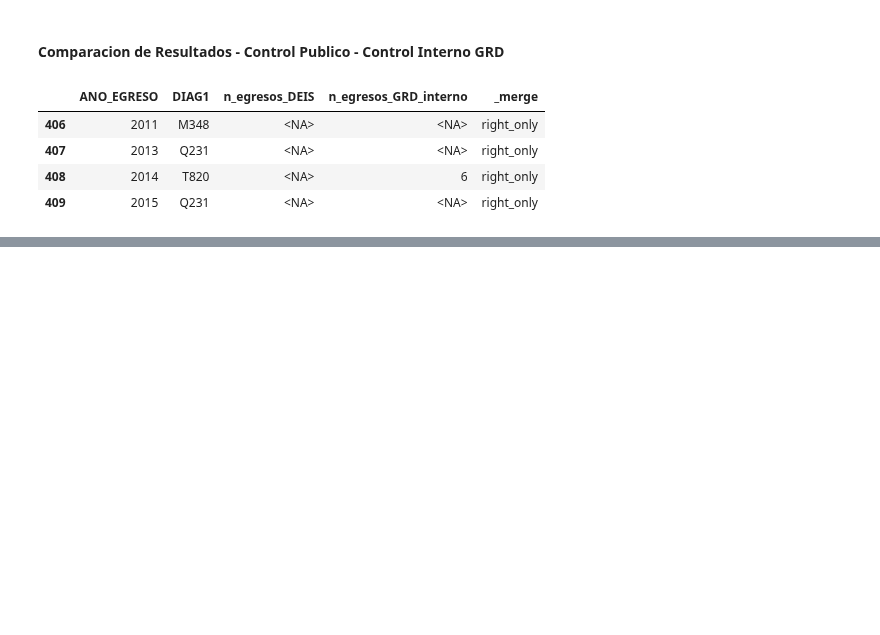
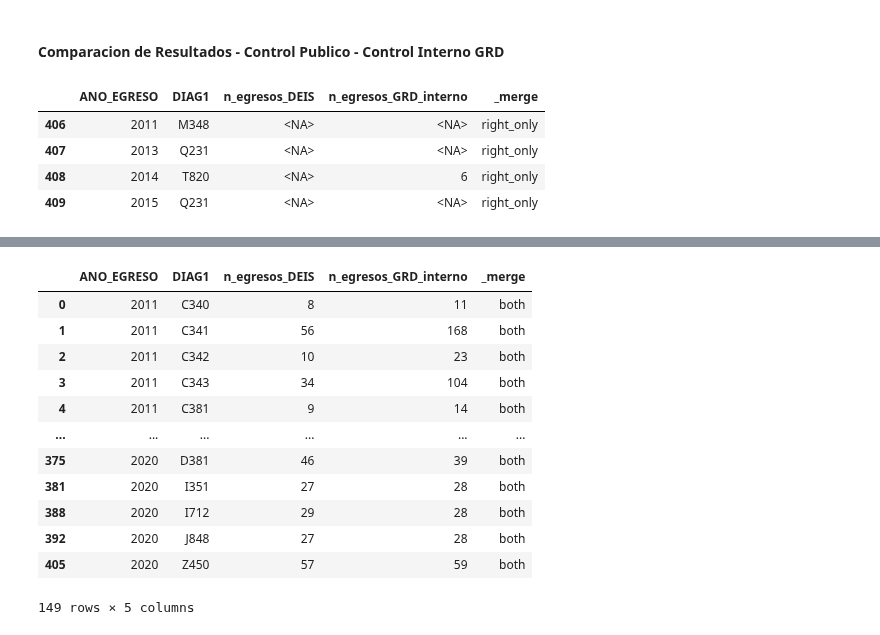
Before and after one commit to JavierRojas14/egresos-hospitalarios, a Jupyter notebook: analisis_base_de_datos.ipynb, the cells around one changed output, grey strips where cells are left out. Cells and saved outputs as stored; diff of their text form; code cells hidden in the pictures; blank space fills up the shorter version.

```diff
--- a/analisis_base_de_datos.ipynb
+++ b/analisis_base_de_datos.ipynb
@@ -249,0 +262,16 @@ torax_pandas.query("DIAG1 == 'Q231'").groupby("ANO_EGRESO").agg(n_egresos=("DIAG
+# %%
+diferencias_deis_grd
+# %% [output]
+|  | ANO_EGRESO | DIAG1 | n_egresos_DEIS | n_egresos_GRD_interno | _merge |
+| 0 | 2011 | C340 | 8 | 11 | both |
+| 1 | 2011 | C341 | 56 | 168 | both |
+| 2 | 2011 | C342 | 10 | 23 | both |
+| 3 | 2011 | C343 | 34 | 104 | both |
+| 4 | 2011 | C381 | 9 | 14 | both |
+| ... | ... | ... | ... | ... | ... |
+| 375 | 2020 | D381 | 46 | 39 | both |
+| 381 | 2020 | I351 | 27 | 28 | both |
+| 388 | 2020 | I712 | 29 | 28 | both |
+| 392 | 2020 | J848 | 27 | 28 | both |
+| 405 | 2020 | Z450 | 57 | 59 | both |
+149 rows × 5 columns
```
Also changed, not shown: parts of 4 cells of this notebook.
